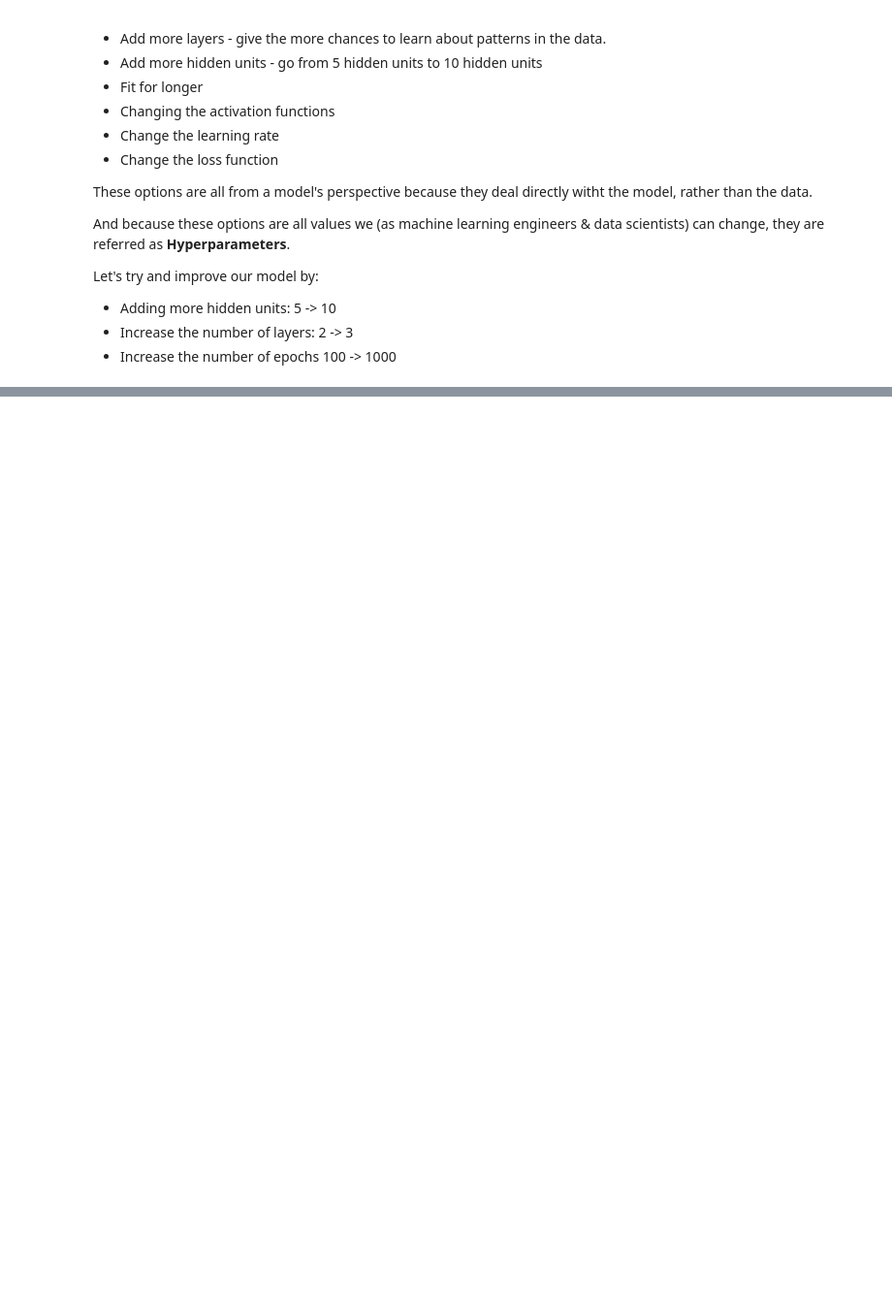
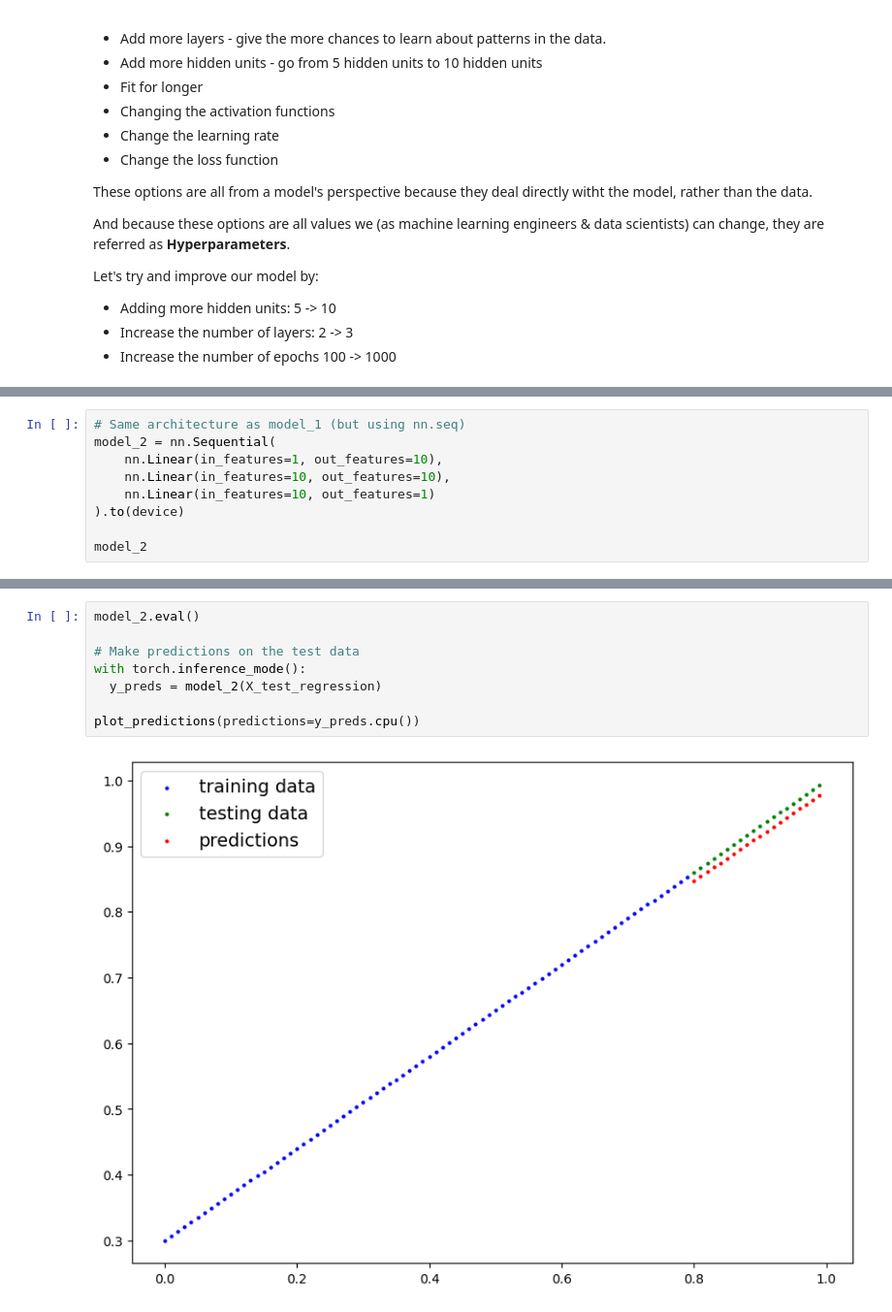
Before and after one commit to AJAYM888/Course_PyTorch, a Jupyter notebook: Notebooks/02_pytorch_neural_network_classification.ipynb, the cells around one changed output, grey strips where cells are left out. Shown: that part at 97% size. Cells and saved outputs as stored; diff of their text form; blank space fills up the shorter version.

```diff
--- a/Notebooks/02_pytorch_neural_network_classification.ipynb
+++ b/Notebooks/02_pytorch_neural_network_classification.ipynb
@@ -693,0 +840,9 @@ optimizer = torch.optim.SGD(params=model_0.parameters(), # optimizes the below v
+# %%
+# Same architecture as model_1 (but using nn.seq)
+model_2 = nn.Sequential(
+    nn.Linear(in_features=1, out_features=10),
+    nn.Linear(in_features=10, out_features=10),
+    nn.Linear(in_features=10, out_features=1)
+).to(device)
+
+model_2
@@ -693,0 +942,10 @@ optimizer = torch.optim.SGD(params=model_0.parameters(), # optimizes the below v
+# %%
+model_2.eval()
+
+# Make predictions on the test data
+with torch.inference_mode():
+  y_preds = model_2(X_test_regression)
+
+plot_predictions(predictions=y_preds.cpu())
+# %% [output]
+[figure, added]
```
Also changed, not shown: parts of 46 cells of this notebook.
